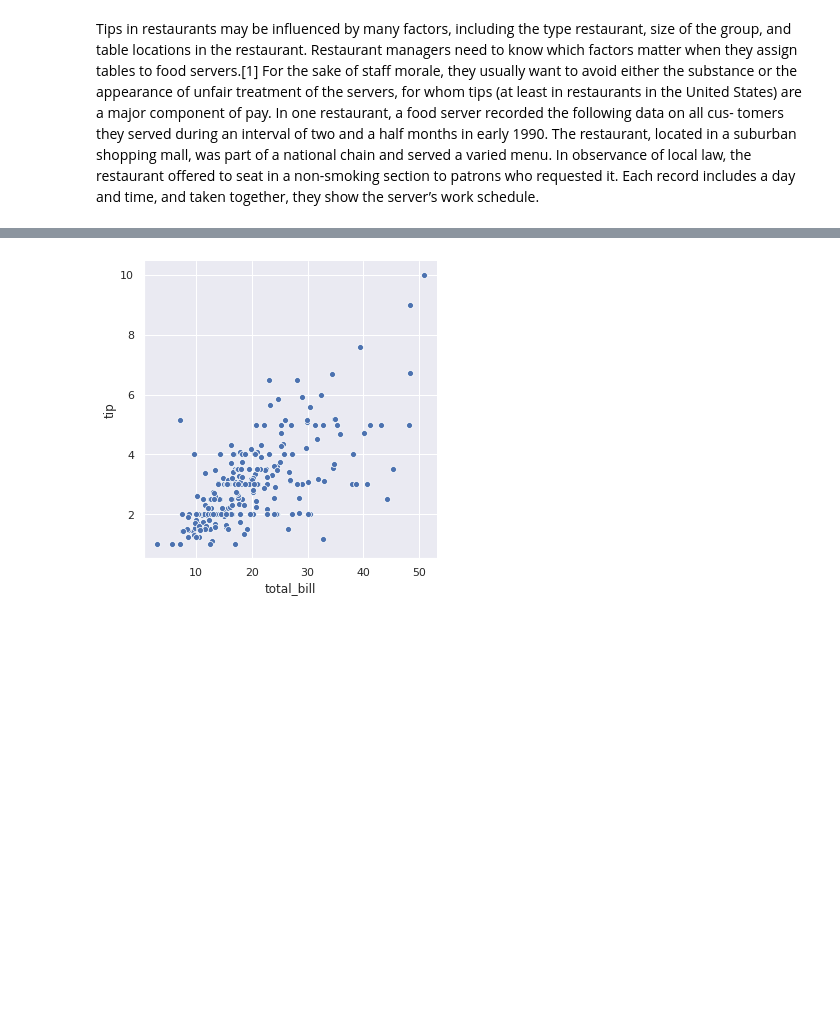
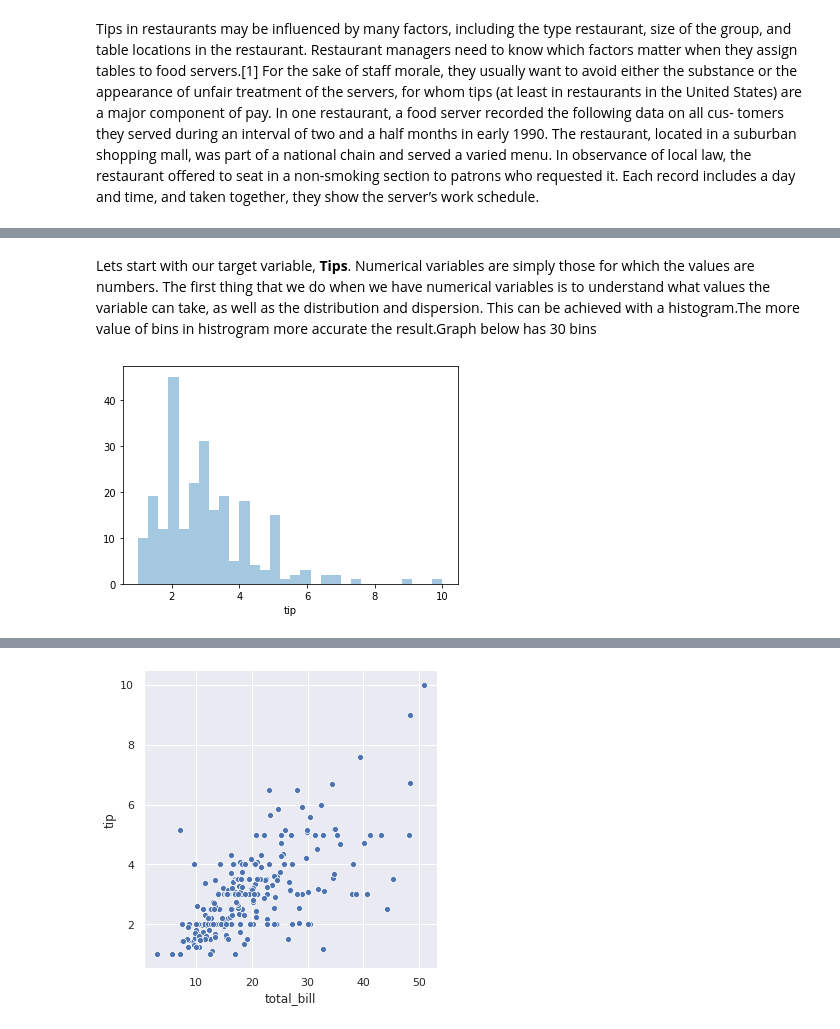
Before and after one commit to neadie/FundamentalsOfDataAnalysisProject, a Jupyter notebook: DataAnalyticsFundamentals.ipynb, the cells around one changed output, grey strips where cells are left out. Cells and saved outputs as stored; diff of their text form; code cells hidden in the pictures; blank space fills up the shorter version.

```diff
--- a/DataAnalyticsFundamentals.ipynb
+++ b/DataAnalyticsFundamentals.ipynb
@@ -21,0 +41,7 @@ Tips in restaurants may be influenced by many factors, including the type restau
+# %% [markdown]
+Lets start with our target variable, **Tips**.
+Numerical variables are simply those for which the values are numbers. The first thing that we do when we have numerical variables is to understand what values the variable can take, as well as the distribution and dispersion. This can be achieved with a histogram.The more value of bins in histrogram more accurate the result.Graph below has 30 bins
+# %%
+sns.distplot(tips['tip'], kde=False, bins=30);
+# %% [output]
+[figure, added]
```
Also changed, not shown: parts of 13 cells of this notebook.
